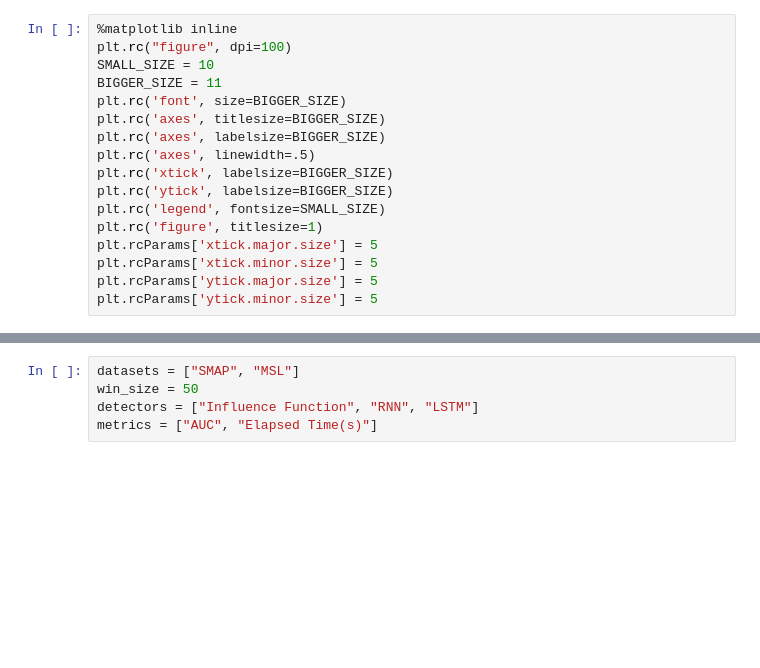
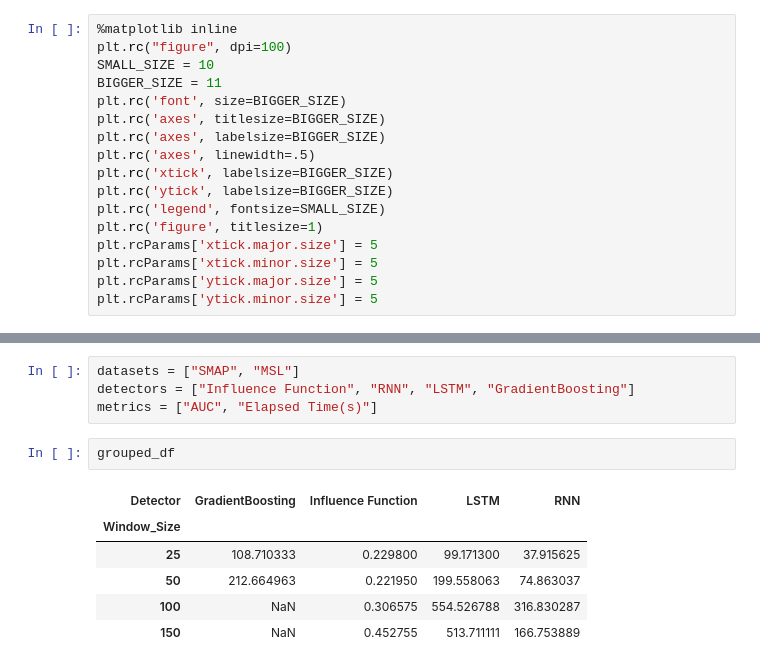
Before and after one commit to yzhang511/TimeInf, a Jupyter notebook: icml_plots/Fig4.ipynb, the cells around one changed output, grey strips where cells are left out. Drawn from its saved outputs; the diff is of its cells as text; blank space fills up the shorter version.

```diff
--- a/icml_plots/Fig4.ipynb
+++ b/icml_plots/Fig4.ipynb
@@ -34,6 +29,14 @@ os.listdir(data_path)
 # %%
 datasets = ["SMAP", "MSL"]
-win_size = 50
-detectors = ["Influence Function", "RNN", "LSTM"]
+detectors = ["Influence Function", "RNN", "LSTM", "GradientBoosting"]
 metrics = ["AUC", "Elapsed Time(s)"]
+# %%
+grouped_df
+# %% [output]
+| Detector | GradientBoosting | Influence Function | LSTM | RNN |
+| Window_Size |  |  |  |  |
+| 25 | 108.710333 | 0.229800 | 99.171300 | 37.915625 |
+| 50 | 212.664963 | 0.221950 | 199.558063 | 74.863037 |
+| 100 | NaN | 0.306575 | 554.526788 | 316.830287 |
+| 150 | NaN | 0.452755 | 513.711111 | 166.753889 |
 # %%
```
Also changed, not shown: parts of 3 cells of this notebook, 1 other file.
